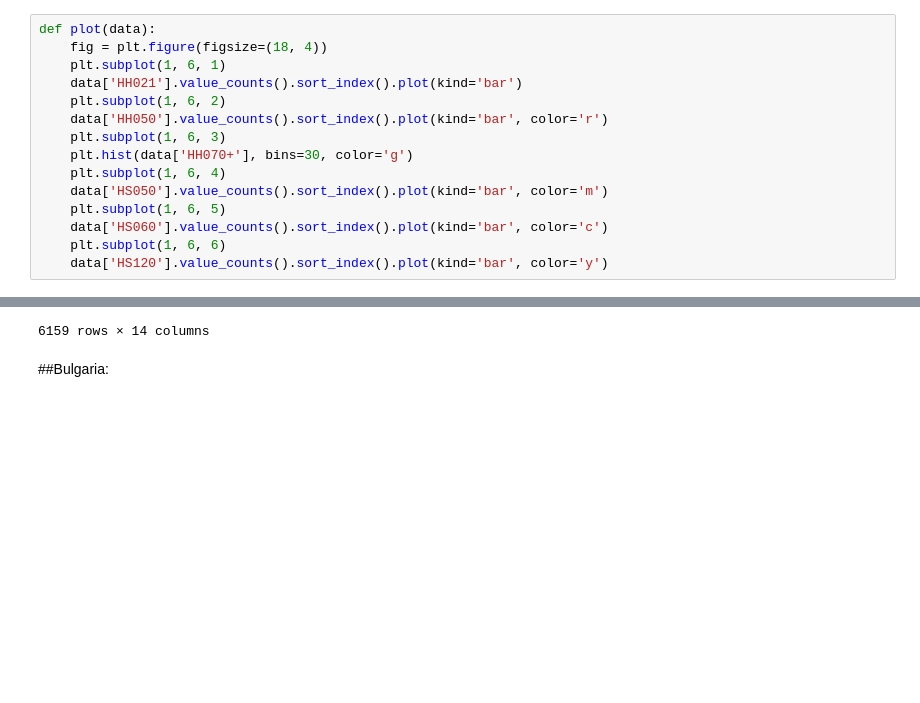
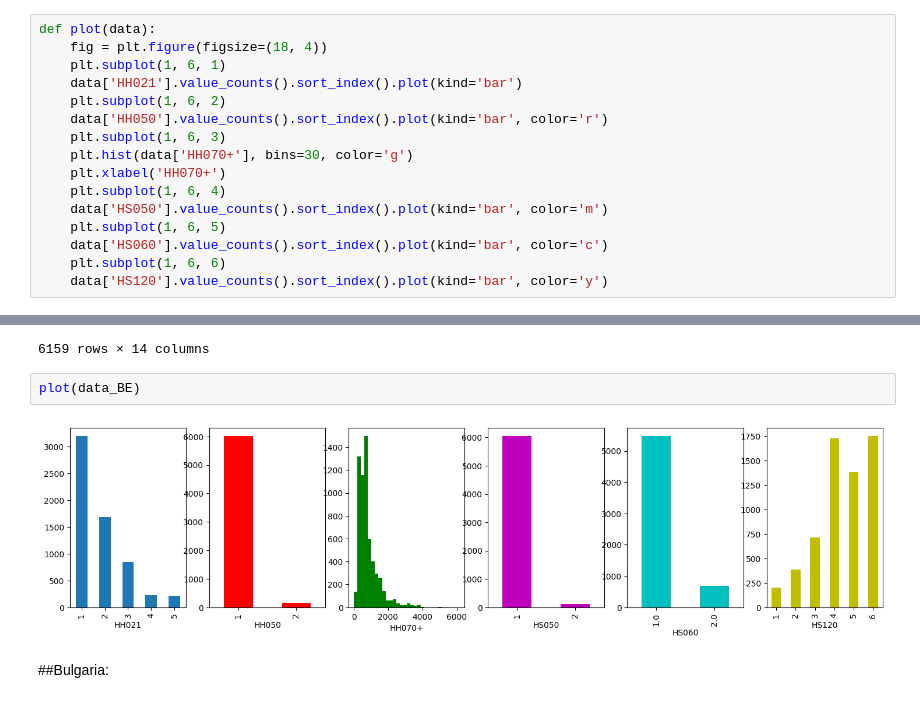
Before and after one commit to AndreiAf02/STAT561_Project, a Jupyter notebook: STAT561_Project.ipynb, the cells around one changed output, grey strips where cells are left out. Saved outputs shown, nothing was run; the diff lists cells and outputs as text; blank space fills up the shorter version.

```diff
--- a/STAT561_Project.ipynb
+++ b/STAT561_Project.ipynb
@@ -46,6 +46,7 @@ def plot(data):
     data['HH050'].value_counts().sort_index().plot(kind='bar', color='r')
     plt.subplot(1, 6, 3)
     plt.hist(data['HH070+'], bins=30, color='g')
+    plt.xlabel('HH070+')
     plt.subplot(1, 6, 4)
     data['HS050'].value_counts().sort_index().plot(kind='bar', color='m')
     plt.subplot(1, 6, 5)
@@ -298,6 +219,10 @@ data_BE
 | 6157 | 2013 | BE | 95821 | BE35 | 95821 | 1 | 4 | 1 | 774.67 | 803.0 | 1 | ... |
 | 6158 | 2013 | BE | 95827 | BE35 | 95827 | 1 | 6 | 1 | 427.82 | 110.0 | 1 | ... |
 6159 rows × 14 columns
+# %%
+plot(data_BE)
+# %% [output]
+[figure, added]
 # %% [markdown]
 ##Bulgaria:
 # %%
```
Also changed, not shown: parts of 28 cells of this notebook.
